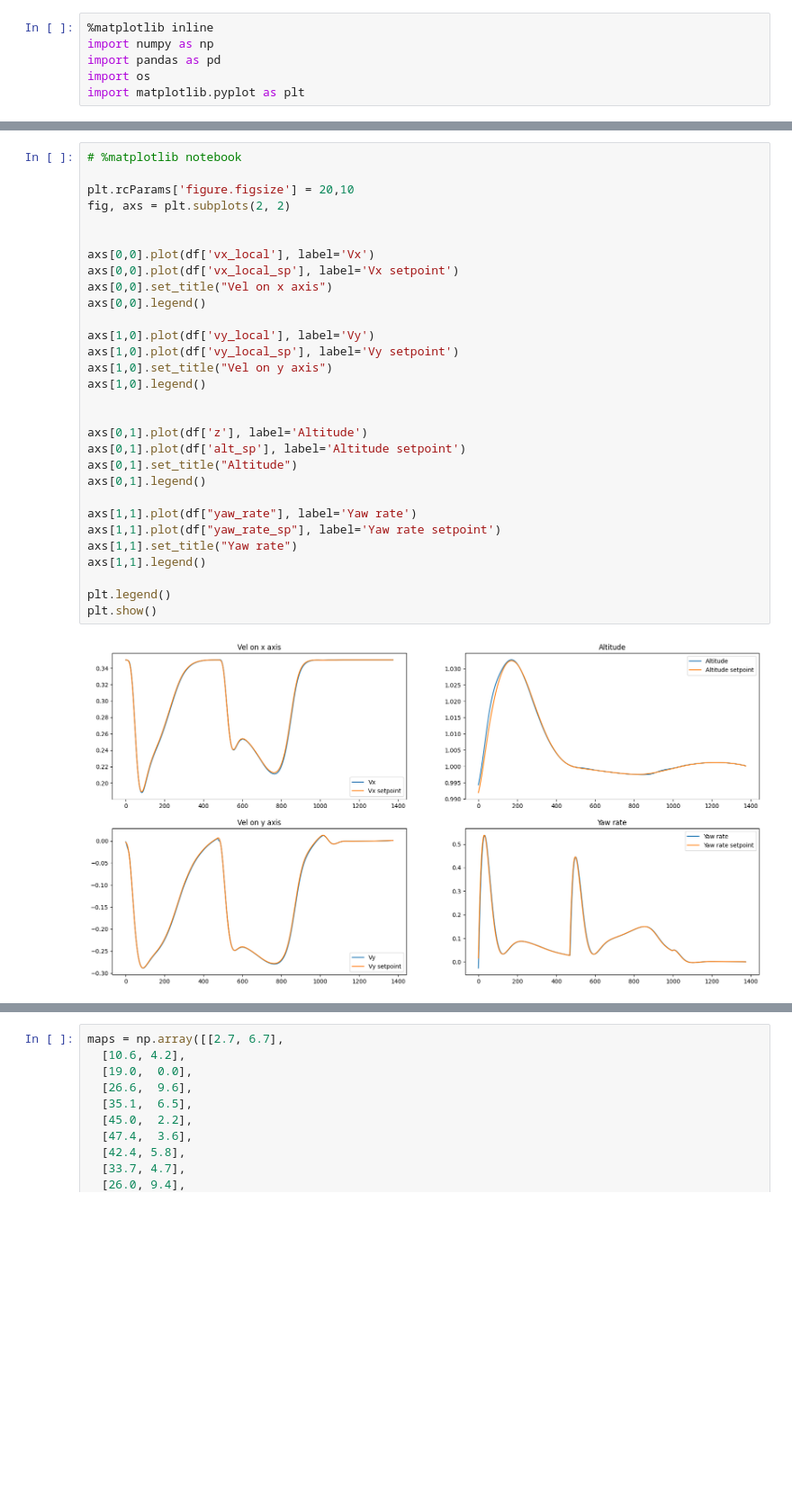
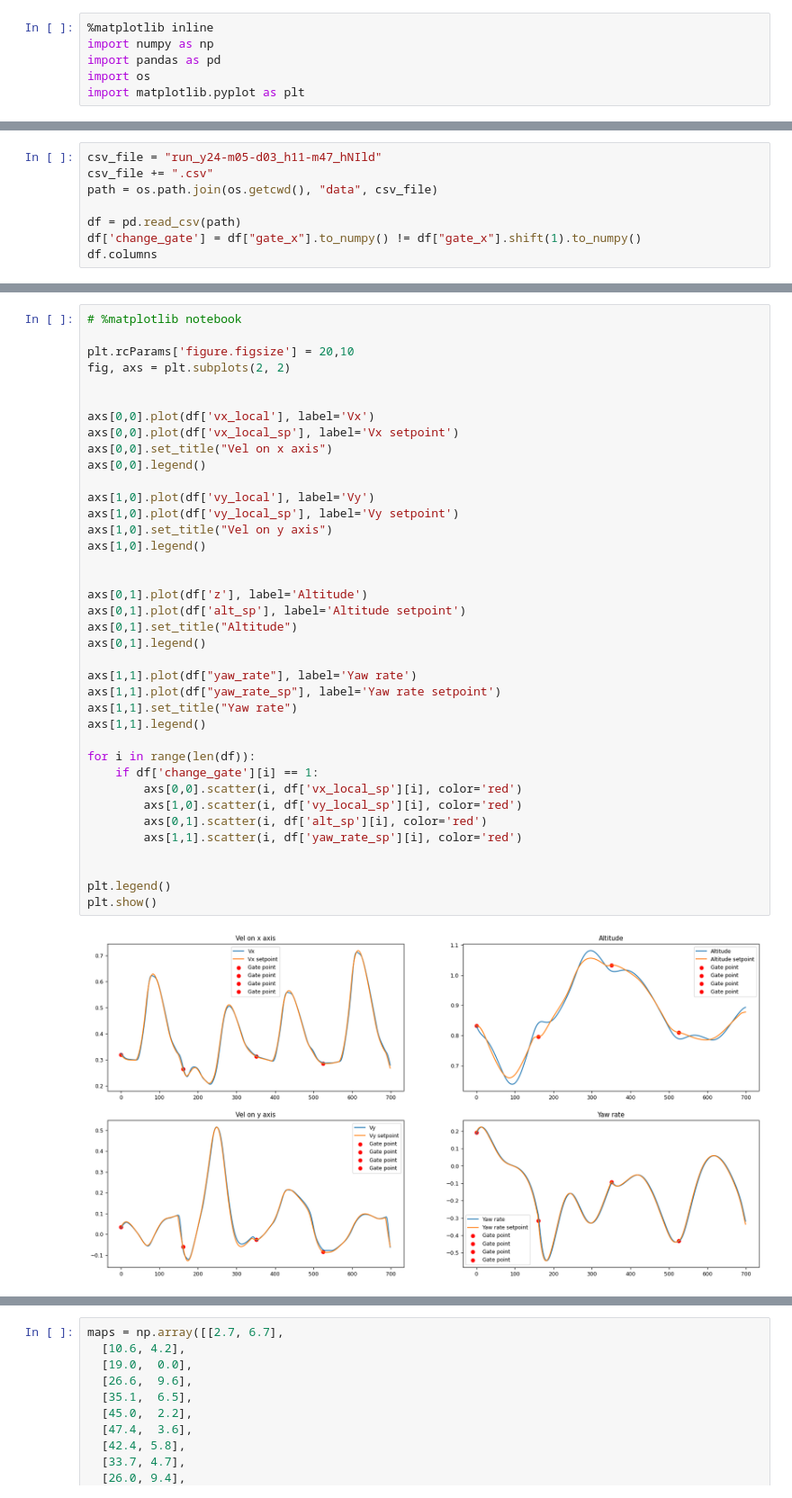
Before and after one commit to florentin1304/nanodrones_imitationlearning, a Jupyter notebook: nanodrones_sim/inspect_data.ipynb, the cells around one changed output, grey strips where cells are left out. Shown at 90% size. Drawn from its saved outputs; the diff is of its cells as text; blank space fills up the shorter version.

```diff
--- a/nanodrones_sim/inspect_data.ipynb
+++ b/nanodrones_sim/inspect_data.ipynb
@@ -25,0 +7,8 @@ Index(['index', 'run_name', 'x', 'y', 'z', 'roll', 'pitch', 'yaw', 'gate_x',
+# %%
+csv_file = "run_y24-m05-d03_h11-m47_hNIld"
+csv_file += ".csv"
+path = os.path.join(os.getcwd(), "data", csv_file)
+
+df = pd.read_csv(path)
+df['change_gate'] = df["gate_x"].to_numpy() != df["gate_x"].shift(1).to_numpy()
+df.columns
@@ -27,32 +24,40 @@ Index(['index', 'run_name', 'x', 'y', 'z', 'roll', 'pitch', 'yaw', 'gate_x',
 # %matplotlib notebook
 
 plt.rcParams['figure.figsize'] = 20,10
 fig, axs = plt.subplots(2, 2)
 
 
 axs[0,0].plot(df['vx_local'], label='Vx')
 axs[0,0].plot(df['vx_local_sp'], label='Vx setpoint')
 axs[0,0].set_title("Vel on x axis")
 axs[0,0].legend()
 
 axs[1,0].plot(df['vy_local'], label='Vy')
 axs[1,0].plot(df['vy_local_sp'], label='Vy setpoint')
 axs[1,0].set_title("Vel on y axis")
 axs[1,0].legend()
 
 
 axs[0,1].plot(df['z'], label='Altitude')
 axs[0,1].plot(df['alt_sp'], label='Altitude setpoint')
 axs[0,1].set_title("Altitude")
 axs[0,1].legend()
 
 axs[1,1].plot(df["yaw_rate"], label='Yaw rate')
 axs[1,1].plot(df["yaw_rate_sp"], label='Yaw rate setpoint')
 axs[1,1].set_title("Yaw rate")
 axs[1,1].legend()
 
+for i in range(len(df)):
+    if df['change_gate'][i] == 1:
+        axs[0,0].scatter(i, df['vx_local_sp'][i], color='red')
+        axs[1,0].scatter(i, df['vy_local_sp'][i], color='red')
+        axs[0,1].scatter(i, df['alt_sp'][i], color='red')
+        axs[1,1].scatter(i, df['yaw_rate_sp'][i], color='red')
+
+
 plt.legend()
 plt.show()
 # %% [output]
-[figure, old version]
+[figure, new version]
 # %%
```
Also changed, not shown: parts of 4 cells of this notebook, 6 other files.
